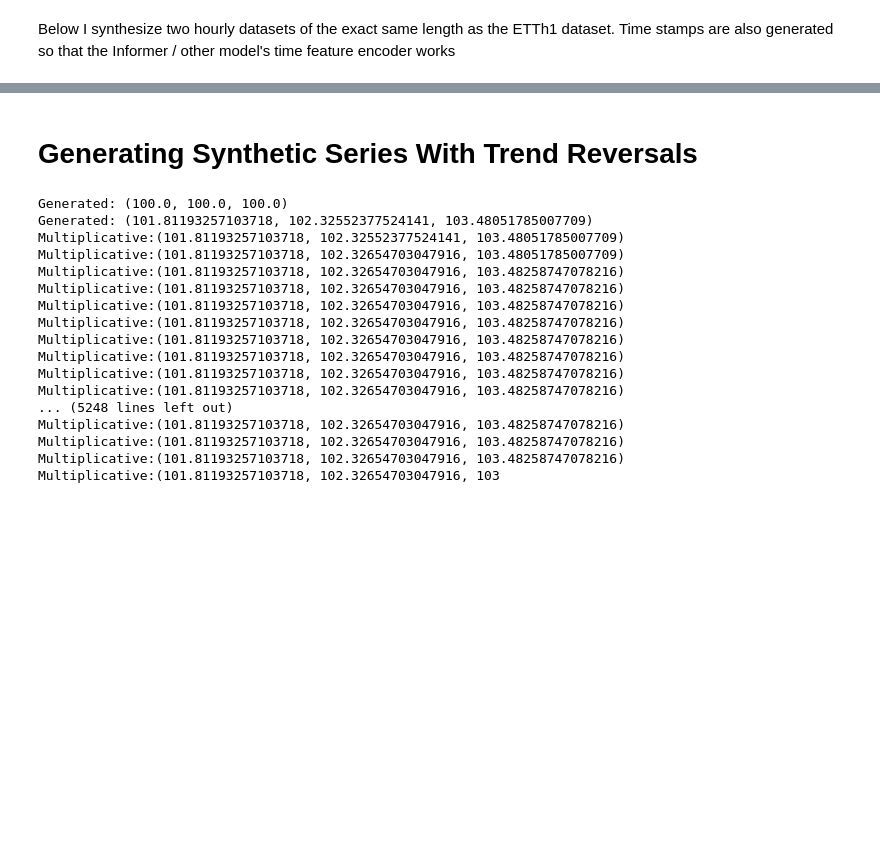
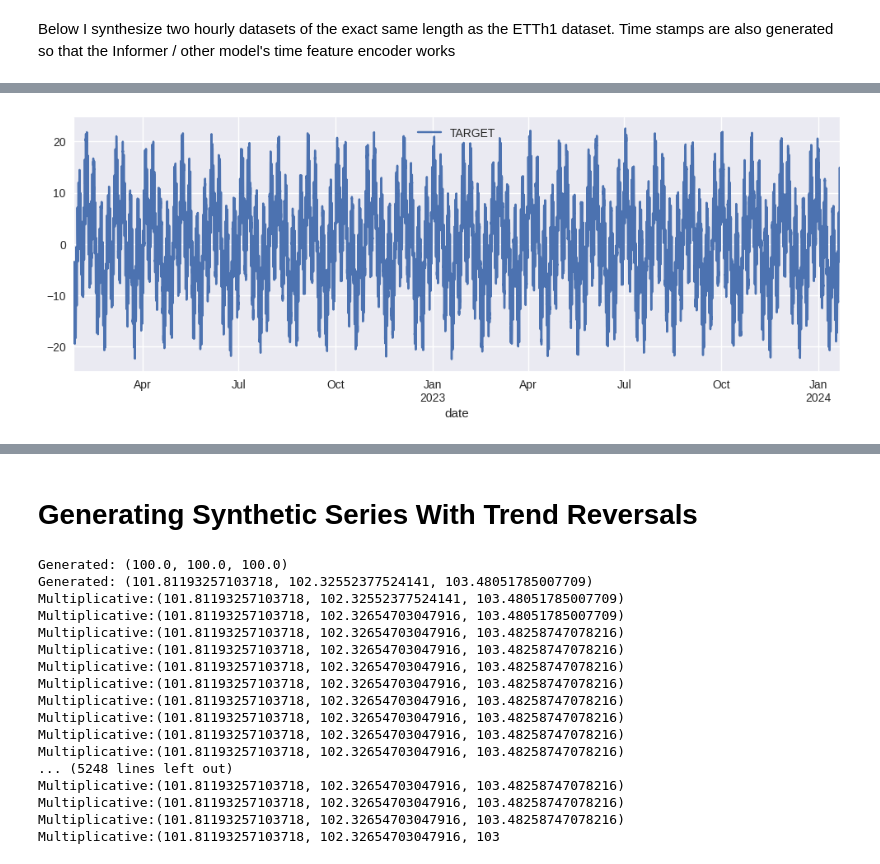
Before and after one commit to anasashb/TransformersEnergyTS, a Jupyter notebook: internal_demos/data_generator_demo.ipynb, the cells around one changed output, grey strips where cells are left out. Drawn from its saved outputs; the diff is of its cells as text; code cells hidden in the pictures; blank space fills up the shorter version.

```diff
--- a/internal_demos/data_generator_demo.ipynb
+++ b/internal_demos/data_generator_demo.ipynb
@@ -11,0 +36,9 @@ from data_generator import SynthesisTS
+# %%
+SYNTH_PATH = '../SYNTHDataset/SYNTHh1.csv'
+stationary_synth = pd.read_csv(SYNTH_PATH, index_col=0)
+stationary_synth.index = pd.to_datetime(stationary_synth.index)
+# %%
+stationary_synth.plot(figsize=(12,4))
+plt.show()
+# %% [output]
+[figure, added]
```
Also changed, not shown: parts of 8 cells of this notebook, 1 other file.
